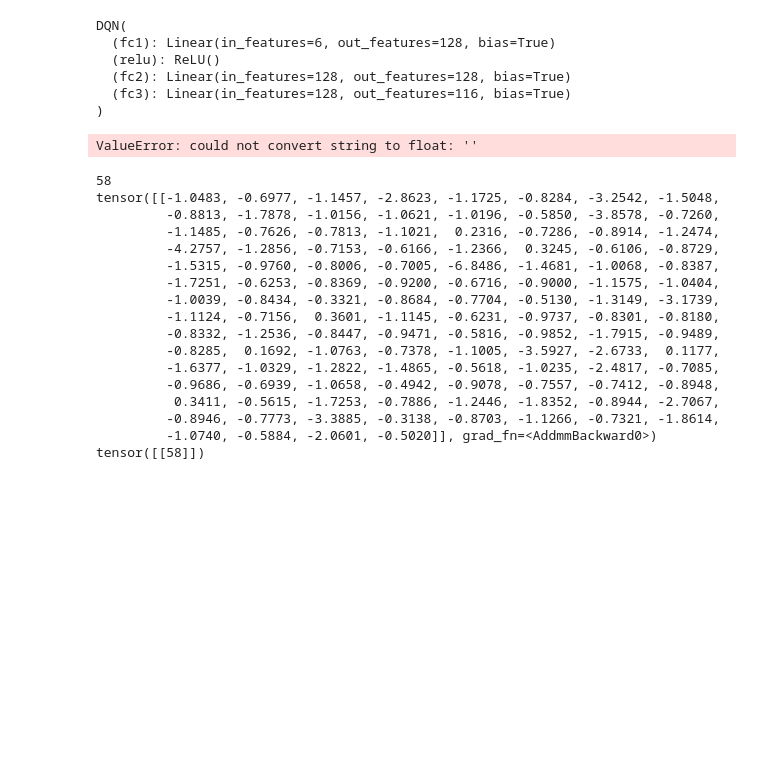
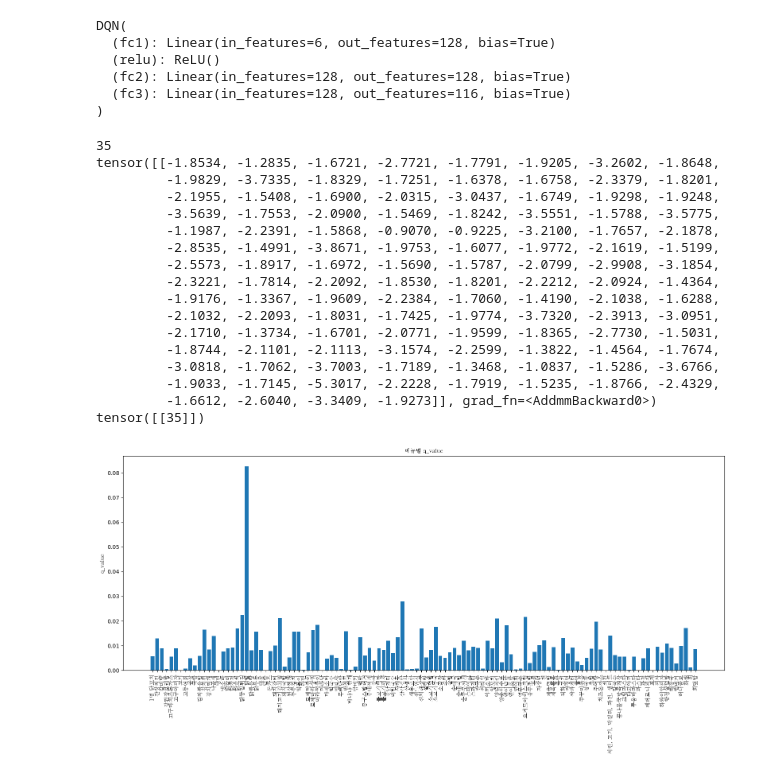
Before and after one commit to myNameIsYoonSungJang/menu-recommendation-rl, a Jupyter notebook: userAdapted_MenuRecommender.ipynb, the cells around one changed output. Saved outputs shown, nothing was run; the diff lists cells and outputs as text; code cells hidden in the pictures; blank space fills up the shorter version.

```diff
--- a/userAdapted_MenuRecommender.ipynb
+++ b/userAdapted_MenuRecommender.ipynb
@@ -95,13 +95,8 @@ class DQNAgent:
         with torch.no_grad():
             q_values = self.model(state)
         action = q_values.max(1)[1].item()
-        # top_k = 3
-        # _, top_k_indices = q_values.topk(top_k, dim=1, largest=True, sorted=True)
 
-        # # top_k_indices는 (1, 3) 형태의 텐서이므로, 이를 리스트로 변환
-        # top_k_actions = top_k_indices.squeeze().tolist()
-
-        return action #q_values #top_k_actions
+        return action, q_values
 
     def update_model(self, batch_size):
         if len(self.replay_buffer) < batch_size:
@@ -115,7 +110,6 @@ class DQNAgent:
         rewards = torch.FloatTensor(rewards)
         dones = torch.FloatTensor(dones)
 
-        print(self.model(states), actions.view(-1, 1))
         current_q_values = self.model(states).gather(1, actions.view(-1, 1)).squeeze(1)
         max_next_q_values = self.model(next_states).max(1)[0]
         expected_q_values = rewards + (1 - dones) * 0.99 * max_next_q_values
@@ -132,7 +126,7 @@ replay_buffer = ReplayBuffer(10000)
 agent = DQNAgent(state_dim, action_dim, replay_buffer)
 
 # 체크포인트에서 모델 불러오기
-checkpoint_path = './model/model_90000.pth'  # 예시 체크포인트 경로
+checkpoint_path = './model/final_model_state_dict.pth'  # 예시 체크포인트 경로
 checkpoint = torch.load(checkpoint_path)
 agent.model.load_state_dict(checkpoint)
 agent.model.eval()
@@ -163,7 +157,7 @@ def get_user_feedback(action):
 state = get_user_input()
 
 # 모델을 통해 메뉴 추천 받기
-action = agent.select_action(state)
+action, q_value = agent.select_action(state)
 
 # 사용자 피드백 받기
 reward = get_user_feedback(action)
@@ -172,27 +166,25 @@ done = True  # 단일 스텝이므로 에피소드 종료
 # 리플레이 버퍼에 경험 추가
 next_state = state  # 단일 스텝이므로 상태가 변하지 않음
 agent.replay_buffer.push(state, action, reward, next_state, done)
-# %% [output]
-ValueError: could not convert string to float: ''
 # %%
 # 사용자 피드백을 바탕으로 모델 업데이트   아직 구현 안됨
 batch_size = 1  # 단일 사용자 피드백이므로 배치 크기를 1로 설정
 print(action)
 agent.update_model(batch_size)
 # %% [output]
-58
-tensor([[-1.0483, -0.6977, -1.1457, -2.8623, -1.1725, -0.8284, -3.2542, -1.5048,
-         -0.8813, -1.7878, -1.0156, -1.0621, -1.0196, -0.5850, -3.8578, -0.7260,
-         -1.1485, -0.7626, -0.7813, -1.1021,  0.2316, -0.7286, -0.8914, -1.2474,
-         -4.2757, -1.2856, -0.7153, -0.6166, -1.2366,  0.3245, -0.6106, -0.8729,
-         -1.5315, -0.9760, -0.8006, -0.7005, -6.8486, -1.4681, -1.0068, -0.8387,
-         -1.7251, -0.6253, -0.8369, -0.9200, -0.6716, -0.9000, -1.1575, -1.0404,
-         -1.0039, -0.8434, -0.3321, -0.8684, -0.7704, -0.5130, -1.3149, -3.1739,
-         -1.1124, -0.7156,  0.3601, -1.1145, -0.6231, -0.9737, -0.8301, -0.8180,
-         -0.8332, -1.2536, -0.8447, -0.9471, -0.5816, -0.9852, -1.7915, -0.9489,
-         -0.8285,  0.1692, -1.0763, -0.7378, -1.1005, -3.5927, -2.6733,  0.1177,
-         -1.6377, -1.0329, -1.2822, -1.4865, -0.5618, -1.0235, -2.4817, -0.7085,
-         -0.9686, -0.6939, -1.0658, -0.4942, -0.9078, -0.7557, -0.7412, -0.8948,
-          0.3411, -0.5615, -1.7253, -0.7886, -1.2446, -1.8352, -0.8944, -2.7067,
-         -0.8946, -0.7773, -3.3885, -0.3138, -0.8703, -1.1266, -0.7321, -1.8614,
-         -1.0740, -0.5884, -2.0601, -0.5020]], grad_fn=<AddmmBackward0>) tensor([[58]])
+35
+tensor([[-1.8534, -1.2835, -1.6721, -2.7721, -1.7791, -1.9205, -3.2602, -1.8648,
+         -1.9829, -3.7335, -1.8329, -1.7251, -1.6378, -1.6758, -2.3379, -1.8201,
+         -2.1955, -1.5408, -1.6900, -2.0315, -3.0437, -1.6749, -1.9298, -1.9248,
+         -3.5639, -1.7553, -2.0900, -1.5469, -1.8242, -3.5551, -1.5788, -3.5775,
+         -1.1987, -2.2391, -1.5868, -0.9070, -0.9225, -3.2100, -1.7657, -2.1878,
+         -2.8535, -1.4991, -3.8671, -1.9753, -1.6077, -1.9772, -2.1619, -1.5199,
+         -2.5573, -1.8917, -1.6972, -1.5690, -1.5787, -2.0799, -2.9908, -3.1854,
+         -2.3221, -1.7814, -2.2092, -1.8530, -1.8201, -2.2212, -2.0924, -1.4364,
+         -1.9176, -1.3367, -1.9609, -2.2384, -1.7060, -1.4190, -2.1038, -1.6288,
+         -2.1032, -2.2093, -1.8031, -1.7425, -1.9774, -3.7320, -2.3913, -3.0951,
+         -2.1710, -1.3734, -1.6701, -2.0771, -1.9599, -1.8365, -2.7730, -1.5031,
+         -1.8744, -2.1101, -2.1113, -3.1574, -2.2599, -1.3822, -1.4564, -1.7674,
+         -3.0818, -1.7062, -3.7003, -1.7189, -1.3468, -1.0837, -1.5286, -3.6766,
+         -1.9033, -1.7145, -5.3017, -2.2228, -1.7919, -1.5235, -1.8766, -2.4329,
+         -1.6612, -2.6040, -3.3409, -1.9273]], grad_fn=<AddmmBackward0>) tensor([[35]])
@@ -198,0 +194,28 @@ tensor([[-1.0483, -0.6977, -1.1457, -2.8623, -1.1725, -0.8284, -3.2542, -1.5048,
+# %%
+def softmax(x):
+    # 입력 배열 x에 대해 softmax 연산 수행
+    exp_x = np.exp(x - np.max(x))  # 입력 배열에서 최대값을 빼준 후 softmax 계산
+    softmax_x = exp_x / np.sum(exp_x)  # softmax 계산
+    return softmax_x
+# %%
+import matplotlib.pyplot as plt
+import matplotlib.font_manager as fm
+import numpy as np
+
+# 한글 폰트 설정
+path = 'C:/Windows/Fonts/batang.ttc'  # 사용할 한글 폰트 파일 경로
+fontprop = fm.FontProperties(fname=path)
+
+# 그래프 그리기
+plt.figure(figsize=(16, 8))
+plt.bar(menu_dict.values(), softmax(q_value.numpy().flatten()))
+
+# x축 레이블 폰트 설정
+plt.xticks(rotation=90, ha='center', fontsize=10, fontproperties=fontprop)
+plt.ylabel('q_value', fontproperties=fontprop)  # y축 레이블
+plt.title('메뉴별 q_value', fontproperties=fontprop)  # 그래프 제목
+
+plt.tight_layout()  # 그래프 레이아웃 조정
+plt.show()
+# %% [output]
+[figure, added]
```
Also changed, not shown: parts of 1 cell of this notebook, 2 other files.
